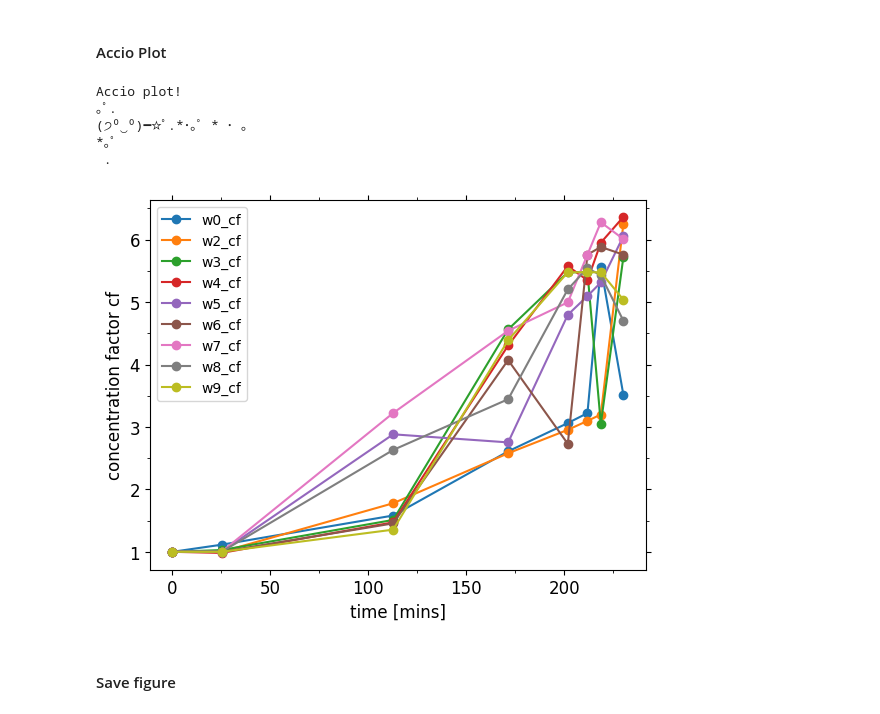
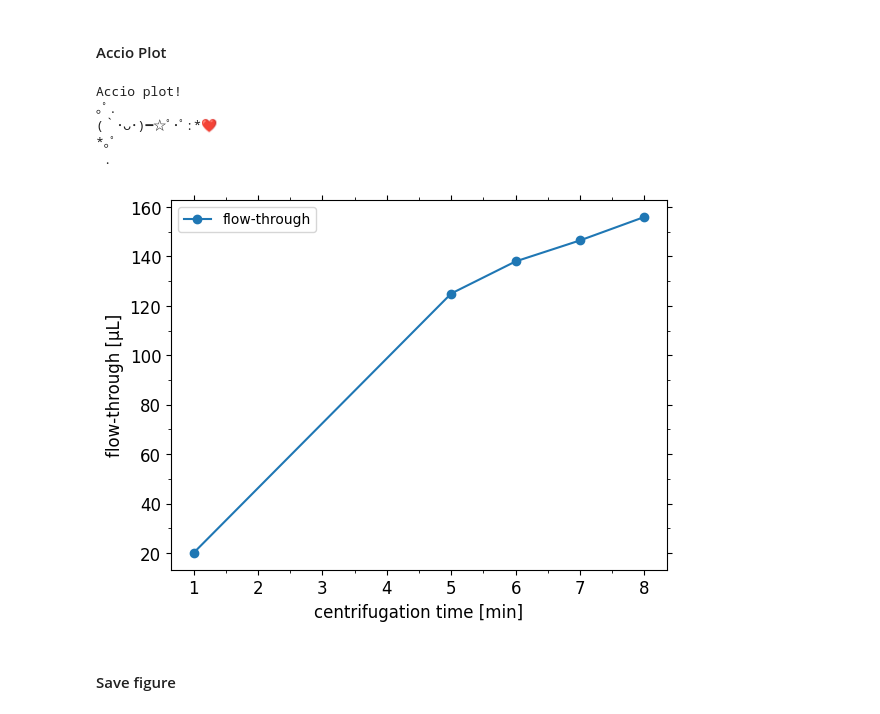
Before and after one commit to cfsb618/Harry-Plotter, a Jupyter notebook: wand.ipynb, the cells around one changed output. Cells and saved outputs as stored; diff of their text form; code cells hidden in the pictures.

```diff
--- a/wand.ipynb
+++ b/wand.ipynb
@@ -50,8 +70,7 @@ last_cell = 7, "w9_ANS fold"
 # %% [markdown]
 #### Display data selection
 # %%
-n = 1
-spells = dp.Data(how_many_datasets_to_display, data_organised_in_rows_or_columns)
+spells = dp.Data(data_organised_in_rows_or_columns)
 spells.get_data(spellbook.df, first_cell, last_cell)
 spells.data_table
 # %% [output]
@@ -194,20 +128,21 @@ n += 1  # do not change
-# %%
-# copy for each dataset you want to display
-spells.ydata[n]["marker"] = "o"  # alternatives: "x", "^", "v", "s", "o"
-spells.ydata[n]["linestyle"] = "solid"  # alternatives: "solid", "dotted", "dashdot", "dashed" or "" for no line
-spells.ydata[n]["color"] = None  # "None" for default colors, alternative: hexcolors or names (hence "green")
-spells.ydata[n]["regression"] = False  # None for no regression, "True" for linear regression
-
-n += 1  # do not change
+# %%
+for n in range(6, 11):
+    # copy for each dataset you want to display
+    spells.ydata[n]["marker"] = "s"  # alternatives: "x", "^", "v", "s", "o"
+    spells.ydata[n]["linestyle"] = "solid"  # alternatives: "solid", "dotted", "dashdot", "dashed" or "" for no line
+    spells.ydata[n]["color"] = None  # "None" for default colors, alternative: hexcolors or names (hence "green")
+    spells.ydata[n]["regression"] = False  # None for no regression, "True" for linear regression
+
+#n += 1  # do not change
 # %% [markdown]
 #### Cast: specify the properties of the general plot
 # %%
 # specify the properties of the general plot
 plot_properties = {
-    "figname" : "s0_cf results",
-    "formats" : ["png"],  # "svg", "png", "jpeg", "bmp"
-    "xlabel" : "time [mins]",
-    "ylabel" : "concentration factor cf",
+    "figname" : "flow-through",
+    "formats" : ["png", "svg"],  # "svg", "png", "jpeg", "bmp"
+    "xlabel" : "centrifugation time [min]",
+    "ylabel" : "flow-through [µL]",
     "x-range" : [None, None],  # [None, None] for default, otherwise [startvalue, endvalue]
     "y-range" : [None, None],
     "x-ticks" : None,  # specify number of labeld major ticks on each axis, None is automode
@@ -234,8 +169,8 @@ ax = fig.add_subplot(111)
 # plot datasets
 for data in spells.ydata:
     dataset = spells.ydata[data]
-    ax.plot(dataset["xdata"], dataset["data"],
-            marker = dataset["marker"], linestyle = dataset["linestyle"], color = dataset["color"], label = dataset["name"])
+    ax.errorbar(dataset["xdata"], dataset["data"], xerr=None, yerr=dataset["error"], capsize=5,
+                marker = dataset["marker"], linestyle = dataset["linestyle"], color = dataset["color"], label = dataset["name"])
 
     # check for regression
     if dataset["regression"] is True:
@@ -251,35 +186,47 @@ ax.set_xlabel(hp.pp["xlabel"])
 ax.set_ylabel(hp.pp["ylabel"])
 ax.xaxis.set_ticks_position('both')
 ax.yaxis.set_ticks_position('both')
+
+ax.set_xlim(hp.pp["x-range"])
+ax.set_ylim(hp.pp["y-range"])
 
 xt, yt = hp.set_lin_log()
 ax.set_xscale(xt)
 ax.set_yscale(yt)
 
 if hp.pp["xtick_number"] is not None:
     ax.xaxis.set_major_locator(hp.pp["xtick_number"])
 if hp.pp["ytick_number"] is not None:
     ax.yaxis.set_major_locator(hp.pp["ytick_number"])
 
 xminor, yminor = hp.minor_locator()
 if hp.pp["xaxis-type"] != "log":
     ax.xaxis.set_minor_locator(AutoMinorLocator(xminor))
 if hp.pp["yaxis-type"] != "log":
     ax.yaxis.set_minor_locator(AutoMinorLocator(yminor))
 
 ax.yaxis.label.set_size(10*hp.pp["fontsizefactor"])
 ax.xaxis.label.set_size(10*hp.pp["fontsizefactor"])
 ax.tick_params(axis="x", labelsize = 10*hp.pp["fontsizefactor"])
 ax.tick_params(axis="y", labelsize = 10*hp.pp["fontsizefactor"])
 
+
+##############
+#Add user defined stuff here
+#ax.axvline(x=375, label="Emission 375 nm", color="red")
+#ax.axvspan(370, 380, alpha=0.2, color='red')
+##############
+
+
+
 legend = ax.legend()
 # %% [output]
 Accio plot!
 ｡ﾟ.
-(੭⁰‿⁰)━☆ﾟ.*･｡ﾟ * ･ ｡
+(｀･ᴗ･)━☆ﾟ･ﾟ:*❤
 *｡ﾟ
  .
-[figure, old version]
+[figure, new version]
 # %% [markdown]
 #### Save figure
 # %%
```
Also changed, not shown: parts of 26 cells of this notebook, 1 other file.
